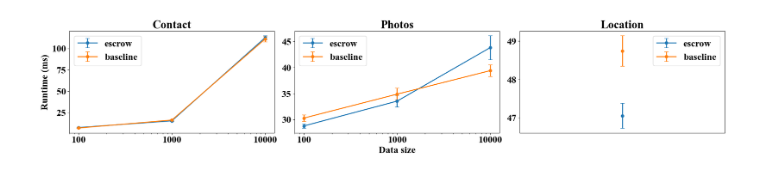
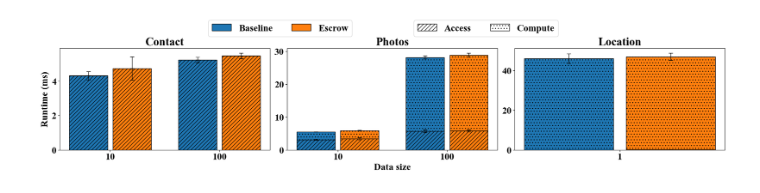
Before and after one commit to youny626/AppleEscrow, a Jupyter notebook: Benchmark/plot_overhead.ipynb, the cells around one changed output. Saved outputs shown, nothing was run; the diff lists cells and outputs as text; code cells hidden in the pictures.

Commit message:
track access and compute times separately in overhead bench and plot stacked bars

```diff
--- a/Benchmark/plot_overhead.ipynb
+++ b/Benchmark/plot_overhead.ipynb
@@ -5,6 +5,7 @@ import numpy as np
 import matplotlib.pyplot as plt
 import matplotlib.ticker
 import seaborn as sns
+from matplotlib.patches import Patch
 
 # Global font: larger, bold Times New Roman
 plt.rcParams.update({
@@ -15,16 +16,22 @@ plt.rcParams.update({
     'axes.titleweight': 'bold',
     'font.serif': ['Times New Roman']
 })
+plt.rcParams['figure.constrained_layout.use'] = True
 
 # Load overhead benchmark CSVs (search recursively)
-csv_files = sorted(Path('../Benchmark/overhead_results').rglob('bench_overhead_*.csv'))
+csv_files = sorted(Path('../Benchmark/overhead_results').glob('bench_overhead_*.csv'))
 if not csv_files:
-    raise FileNotFoundError('No overhead benchmark CSV files found.')
+    raise FileNotFoundError('No bench_overhead_*.csv found in project.')
 frames = []
 for fp in csv_files:
     df = pd.read_csv(fp)
+    df['source'] = str(fp)
     frames.append(df)
 data = pd.concat(frames, ignore_index=True)
-data['size'] = data['size'].astype(int)
+# enforce dtypes
+if 'size' in data.columns:
+    data['size'] = data['size'].astype(int)
+# sanitize
+data['metric'] = data['metric'].astype(str)
 data
 # %% [output]
@@ -46,40 +55,80 @@ data
 # %%
-# Plotting
+# Stacked bar plots: access + compute per approach
+from math import sqrt
+
+
 queries = {
     'contact_valid': 'Contact',
     'photo_transform': 'Photos',
     'location_weather': 'Location'
 }
-approaches = data['approach'].unique()
-fig, axes = plt.subplots(1, 3, figsize=(20, 4), sharey=False, constrained_layout=True)
+approaches = list(data['approach'].unique())
+# color map for approaches
+approach_colors = {
+    'escrow': '#ff7f0e',
+    'baseline': '#1f77b4'
+}
+# hatches for metrics
+metric_hatch = {
+    'access': '///',
+    'compute': '..'
+}
+
+fig, axes = plt.subplots(1, 3, figsize=(20, 4), sharey=False)
+# plt.subplots_adjust(top=0.78, wspace=0.25)
 
 for ax, (q, title) in zip(axes, queries.items()):
     is_loc_plot = (title == 'Location')
+    plot_df = data[(data['query'] == q)].copy()
+    if is_loc_plot:
+        # pick a single file's results for location; choose the first file alphabetically
+        first_src = plot_df['source'].sort_values().iloc[0]
+        plot_df = plot_df[(plot_df['source'] == first_src)]
+        plot_df['size_str'] = '1'
+    else:
+        plot_df['size_str'] = plot_df['size'].astype(str)
 
-    for approach in approaches:
-        d = data[(data['query'] == q) & (data['approach'] == approach)].sort_values('size')
-        if is_loc_plot:
-            d = d[d['size'] == 0]
-        if d.empty:
-            continue
-        ax.errorbar(d['size'], d['mean_ms'], yerr=d['std_ms']/np.sqrt(10), marker='o', capsize=4, label=approach, linewidth=2)
+    sizes = list(plot_df['size_str'].unique())
+    sizes.sort(key=lambda s: int(s) if s.isdigit() else 0)
+
+    width = 0.35
+    x = np.arange(len(sizes))
+    for i, approach in enumerate(approaches):
+        color = approach_colors.get(approach, None)
+        da = plot_df[(plot_df['approach'] == approach) & (plot_df['metric'] == 'access')]
+        dc = plot_df[(plot_df['approach'] == approach) & (plot_df['metric'] == 'compute')]
+        mean_a = [da[da['size_str']==s]['mean_ms'].iloc[0] if (da['size_str']==s).any() else 0 for s in sizes]
+        std_a   = [da[da['size_str']==s]['std_ms'].iloc[0] if (da['size_str']==s).any() else 0 for s in sizes]
+        mean_c = [dc[dc['size_str']==s]['mean_ms'].iloc[0] if (dc['size_str']==s).any() else 0 for s in sizes]
+        std_c   = [dc[dc['size_str']==s]['std_ms'].iloc[0] if (dc['size_str']==s).any() else 0 for s in sizes]
+
+        offset = (i - (len(approaches)-1)/2) * (width + 0.05)
+        bars_a = ax.bar(x + offset, mean_a, width, color=color, hatch=metric_hatch['access'], edgecolor='black')
+        # error bars for access segment (on its top)
+        ax.errorbar(x + offset, mean_a, yerr=std_a, fmt='none', ecolor='black', capsize=4, linewidth=1)
+        # stacked compute segment
+        bars_c = ax.bar(x + offset, mean_c, width, bottom=mean_a, color=color, hatch=metric_hatch['compute'], edgecolor='black')
+        # error bars for compute segment (on top of stacked bar)
+        ax.errorbar(x + offset, np.array(mean_a) + np.array(mean_c), yerr=std_c, fmt='none', ecolor='black', capsize=4, linewidth=1)
+
     ax.set_title(title)
-    # ax.set_yscale('log')
-    if is_loc_plot:
-        ax.set_xticks([])
-    else:
-        ax.set_xscale('log')
-        ax.set_xticks(sorted(d['size'].unique()))
-        ax.get_xaxis().set_major_formatter(plt.ScalarFormatter())
+    ax.set_xticks(x)
+    ax.set_xticklabels(sizes)
     if title == 'Photos':
         ax.set_xlabel('Data size')
-    ax.tick_params(axis='x', which='major', labelsize=20)
-    ax.legend(fontsize=20)
+    ax.tick_params(axis='x', which='major')
+
 axes[0].set_ylabel('Runtime (ms)', fontweight='bold')
-# plt.tight_layout()  # not needed with constrained_layout
+
+# Legends: place above subplot titles at the very top corners
+approach_handles = [Patch(facecolor=approach_colors[a], edgecolor='black', label=a.capitalize()) for a in approaches]
+metric_handles = [Patch(facecolor='white', edgecolor='black', hatch=metric_hatch[m], label=m.capitalize()) for m in ['access','compute']]
+fig.legend(handles=approach_handles, loc='upper center', ncol=2, bbox_to_anchor=(0.35, 1.15))
+fig.legend(handles=metric_handles, loc='upper center', ncol=2, bbox_to_anchor=(0.65, 1.15))
+
 fig_name = f"figures/overhead/overhead.pdf"
 plt.savefig(fig_name, bbox_inches='tight')
 plt.show()
 plt.close()
 # %% [output]
-[figure, old version]
+[figure, new version]
```
Also changed, not shown: parts of 1 cell of this notebook, 15 other files.
